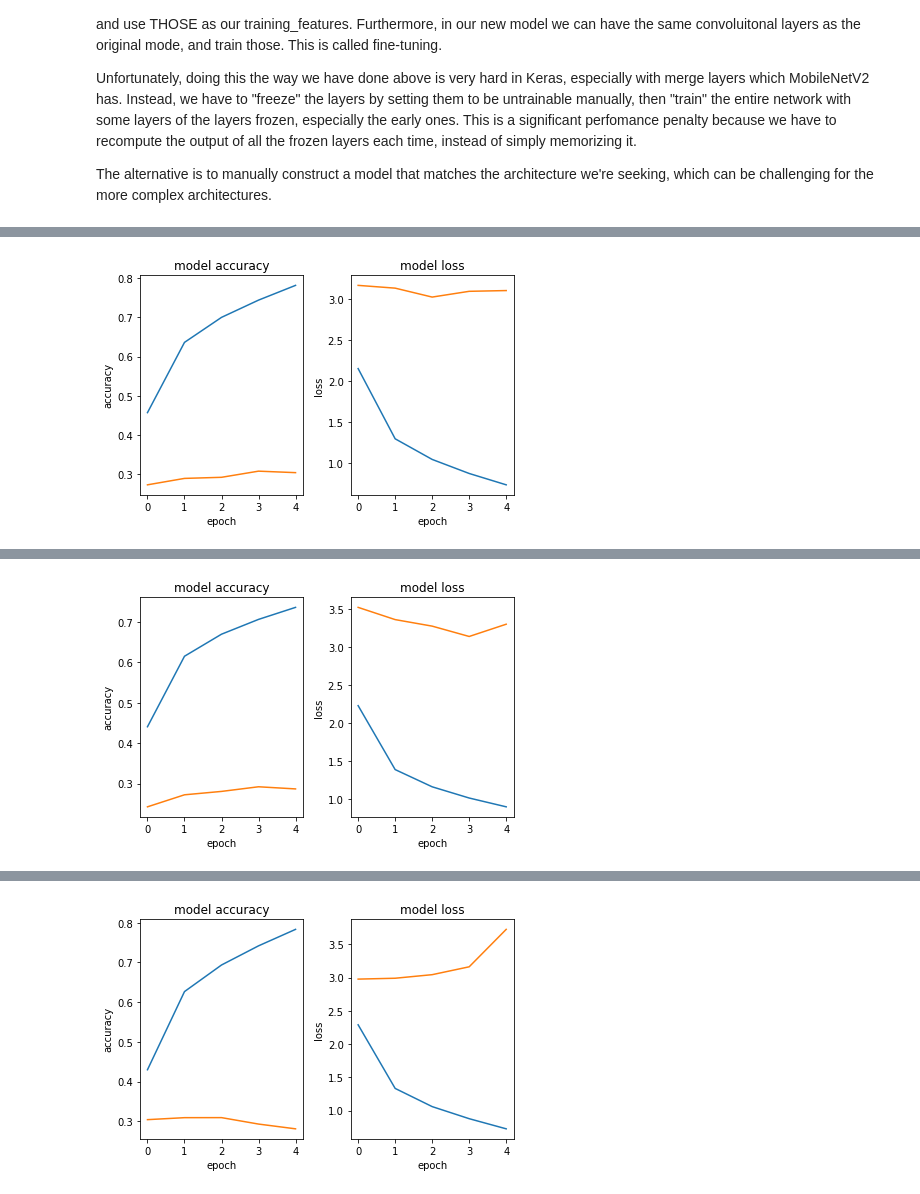
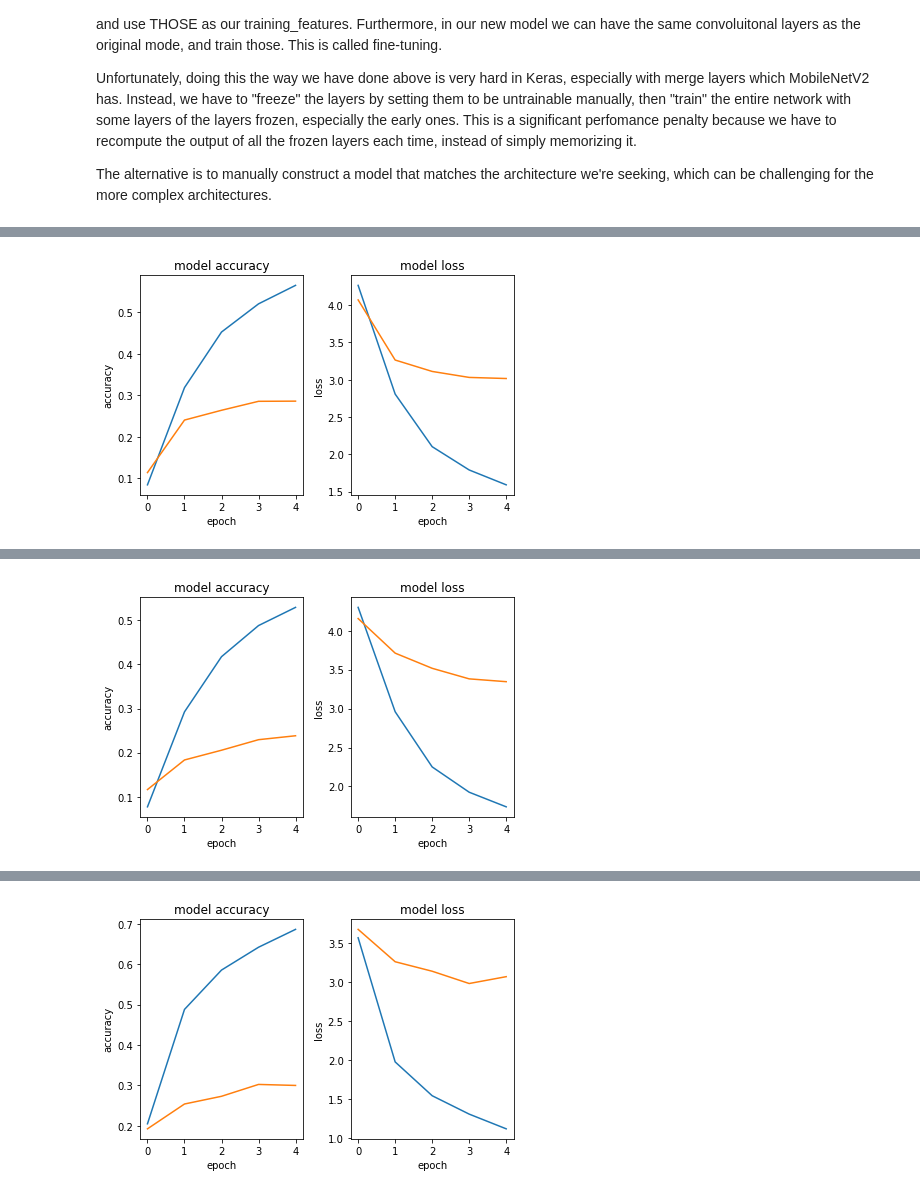
Before and after one commit to Tebs-Lab/intro-to-deep-learning, a Jupyter notebook: 04-convolutional-neural-networks/03-transfer-learning.ipynb, the cells around one changed output, grey strips where cells are left out. Cells and saved outputs as stored; diff of their text form; code cells hidden in the pictures.

```diff
--- a/04-convolutional-neural-networks/03-transfer-learning.ipynb
+++ b/04-convolutional-neural-networks/03-transfer-learning.ipynb
@@ -14,6 +14,7 @@ from tensorflow.keras.layers import Dense, GlobalAveragePooling2D, Dropout
 from tensorflow.keras.models import Model, Sequential
 from tensorflow.keras.preprocessing.image import ImageDataGenerator
 from tensorflow.keras.utils import to_categorical
+from tensorflow.keras.optimizers import SGD
 import matplotlib.pyplot as plt
 import numpy as np
 from scipy import ndimage
@@ -24,11 +25,9 @@ from scipy import ndimage
 from tensorflow.keras.datasets import cifar100
 (x_train, y_train), (x_test, y_test) = cifar100.load_data(label_mode='fine')
 
-# Some global factors that will be kept constant.
-batch_size = 32
-num_classes = 100
-image_size = 96
-epochs = 5
+# Constant number of labels, square image shape
+NUM_CLASSES = 100
+IMAGE_SIZE = 96
 
 # FOR DISPLAY PURPOSES
 unprocessed_training_images = x_train
@@ -50,8 +49,8 @@ x_train = np.array([adjust_input_image(x) for x in x_train])
 x_test = np.array([adjust_input_image(x) for x in x_test])
 
 # And we still need to one-hot encode the labels as usual
-y_train = to_categorical(y_train, num_classes)
-y_test = to_categorical(y_test, num_classes)
+y_train = to_categorical(y_train, NUM_CLASSES)
+y_test = to_categorical(y_test, NUM_CLASSES)
 # %% [markdown]
 We can see that the preprocessing function changes the pixel values by scaling some of them between -1 and 1, this is not nessesarally typical, and if we use matplotlibs imshow on the preprocessed image-set, it will sometimes look a little funky as a result:
 # %%
@@ -268,7 +267,7 @@ If we have a small amount of data, we'll be more likely to overfit during traini
 # and then repeatedly train on those outputs and the training labels
 
 # Like before, we grab a pretrained model with include_top=False
-base_model = MobileNetV2(weights='imagenet', include_top=False, input_shape=(96, 96, 3))
+base_model = MobileNetV2(weights='imagenet', include_top=False, input_shape=(IMAGE_SIZE, IMAGE_SIZE, 3))
 
 # Unlike before, we're going to just run the images through this base layer once
 # This takes awhile, we're essentially doing a round of evaluation on both datasets.
@@ -289,11 +288,16 @@ np.savez('MobileNetV2_features_test', features=test_features)
 # features predicted by base_model!
 model = Sequential()
 model.add(GlobalAveragePooling2D(input_shape=training_features.shape[1:]))
-model.add(Dropout(rate=0.3))
-model.add(Dense(units=100, activation='softmax'))
+
+# Note from the summary, this will result in 1280 nodes, let's use the classic "squeeze" and add dropout
+model.add(Dense(units=640, activation='relu'))
+model.add(Dropout(rate=0.4))
+model.add(Dense(units=320, activation='relu'))
+model.add(Dropout(rate=0.2))
+model.add(Dense(units=NUM_CLASSES, activation='softmax'))
 
 model.compile(loss='categorical_crossentropy', optimizer='adam', metrics=['accuracy'])
-history = model.fit(training_features, y_train, batch_size=batch_size, epochs=20, validation_split=0.2, verbose=False)
+history = model.fit(training_features, y_train, batch_size=128, epochs=20, validation_split=0.2, verbose=True)
 
 plot_training_history(history, model)
 loss, accuracy = model.evaluate(test_features, y_test, verbose=False)
@@ -326,13 +347,19 @@ The alternative is to manually construct a model that matches the architecture w
 # The later layers have learned combinations of those features and are increasingly specific to the task
 # that the network was trained for.
 
-def transfer_from_mobilenet(optimizer, freeze_first_n_layers):
-    base_model = MobileNetV2(weights='imagenet', include_top=False, input_shape=(96, 96, 3))
 
+def transfer_from_mobilenet(optimizer, freeze_first_n_layers, batch_size, epochs):
+    base_model = MobileNetV2(weights='imagenet', include_top=False, input_shape=(IMAGE_SIZE, IMAGE_SIZE, 3))
+
+    # We'll use the same "squeeze" w/ dropout structure from above...
+    # We have to use the "functional" API now, which is why we're not using model.add
     old_top = base_model.output
     old_top = GlobalAveragePooling2D()(old_top)
+    old_top = Dense(units=640, activation='relu')(old_top)
+    old_top = Dropout(rate=0.4)(old_top)
+    old_top = Dense(units=320, activation='relu')(old_top)
     old_top = Dropout(rate=0.2)(old_top)
-    new_top = Dense(num_classes, activation='softmax')(old_top)
+    new_top = Dense(NUM_CLASSES, activation='softmax')(old_top)
 
     model = Model(inputs=base_model.input, outputs=new_top)
 
@@ -380,7 +407,7 @@ for optimizer, freeze_first_n_layers in product(optimizers, freeze_layer_counts)
     print(f'Transfer learning with {optimizer}, {freeze_first_n_layers}', "Will save as: ", saved_name)
     print()
 
-    history, model = transfer_from_mobilenet(optimizer, freeze_first_n_layers)
+    history, model = transfer_from_mobilenet(optimizer, freeze_first_n_layers, 128, 5)
     model.save(os.path.join(save_directory, saved_name))
     plot_training_history(history, model)
 
@@ -404 +431 @@ Epoch 5/5
-[figure, old version]
+[figure, new version]
@@ -420 +447 @@ Epoch 5/5
-[figure, old version]
+[figure, new version]
@@ -436 +463 @@ Epoch 5/5
-[figure, old version]
+[figure, new version]
```
Also changed, not shown: parts of 24 cells of this notebook.
